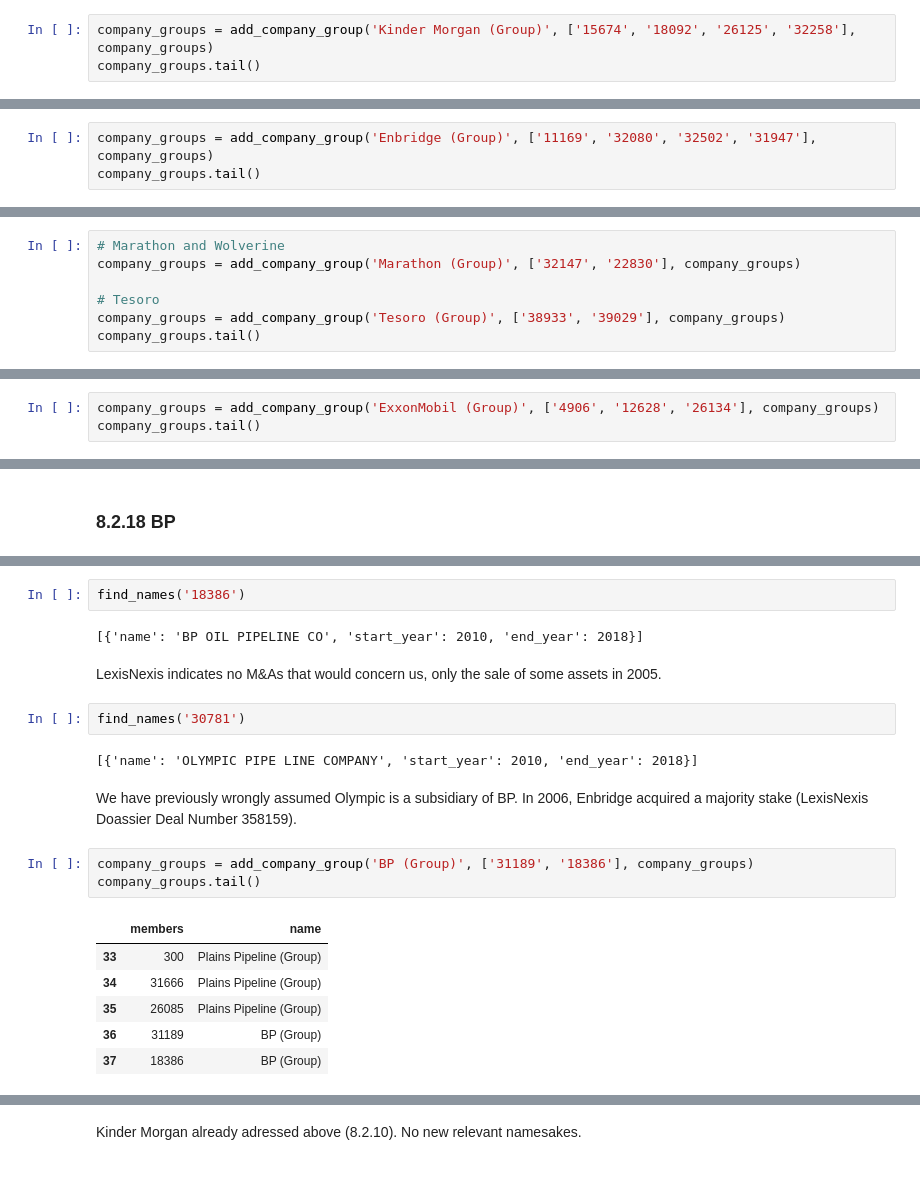
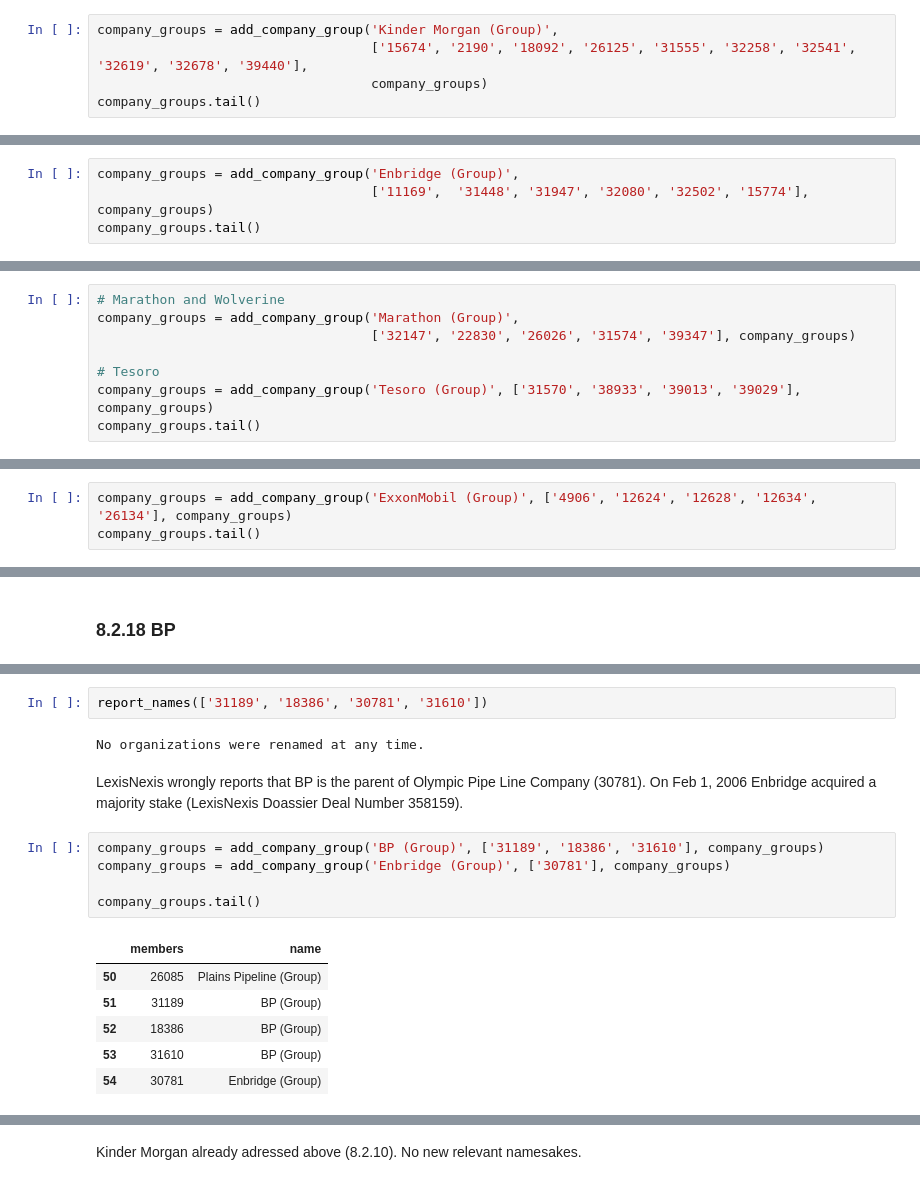
Before and after one commit to julianbarg/oil_industry, a Jupyter notebook: workbooks/8py_resolve issues.ipynb, the cells around one changed output, grey strips where cells are left out. Cells and saved outputs as stored; diff of their text form.

```diff
--- a/workbooks/8py_resolve issues.ipynb
+++ b/workbooks/8py_resolve issues.ipynb
@@ -559,5 +428,7 @@ About to be sold of to Pembina, but LexisNexis indicates that it originally repr
 # %%
-company_groups = add_company_group('Kinder Morgan (Group)', ['15674', '18092', '26125', '32258'], company_groups)
+company_groups = add_company_group('Kinder Morgan (Group)',
+                                   ['15674', '2190', '18092', '26125', '31555', '32258', '32541', '32619', '32678', '39440'],
+                                   company_groups)
 company_groups.tail()
 # %% [output]
 |  | members | name |
@@ -634,5 +478,6 @@ We group the CCPS, Enbridge Pipelines Ozark, and Enbridge Pipelines (Southern Li
 # %%
-company_groups = add_company_group('Enbridge (Group)', ['11169', '32080', '32502', '31947'], company_groups)
+company_groups = add_company_group('Enbridge (Group)',
+                                   ['11169',  '31448', '31947', '32080', '32502', '15774'], company_groups)
 company_groups.tail()
 # %% [output]
 |  | members | name |
@@ -703,9 +537,10 @@ LexisNexis indicates that Tesoro was renamed to Andeavor, and acquired by Marath
 # %%
 # Marathon and Wolverine
-company_groups = add_company_group('Marathon (Group)', ['32147', '22830'], company_groups)
+company_groups = add_company_group('Marathon (Group)',
+                                   ['32147', '22830', '26026', '31574', '39347'], company_groups)
 
 # Tesoro
-company_groups = add_company_group('Tesoro (Group)', ['38933', '39029'], company_groups)
+company_groups = add_company_group('Tesoro (Group)', ['31570', '38933', '39013', '39029'], company_groups)
 company_groups.tail()
 # %% [output]
 |  | members | name |
@@ -758,7 +581,7 @@ find_names('26134')
 # %% [markdown]
 All are wholly owned subsidiaries of exxonmobil. LexisNexis indicates no M&A activities. We combine them into one observation.
 # %%
-company_groups = add_company_group('ExxonMobil (Group)', ['4906', '12628', '26134'], company_groups)
+company_groups = add_company_group('ExxonMobil (Group)', ['4906', '12624', '12628', '12634', '26134'], company_groups)
 company_groups.tail()
 # %% [output]
 |  | members | name |
@@ -896,22 +701,18 @@ find_names('31189')
-# %%
-find_names('18386')
-# %% [output]
-[{'name': 'BP OIL PIPELINE CO', 'start_year': 2010, 'end_year': 2018}]
-# %% [markdown]
-LexisNexis indicates no M&As that would concern us, only the sale of some assets in 2005.
-# %%
-find_names('30781')
-# %% [output]
-[{'name': 'OLYMPIC PIPE LINE COMPANY', 'start_year': 2010, 'end_year': 2018}]
+# %%
+report_names(['31189', '18386', '30781', '31610'])
+# %% [output]
+No organizations were renamed at any time.
 # %% [markdown]
-We have previously wrongly assumed Olympic is a subsidiary of BP. In 2006, Enbridge acquired a majority stake (LexisNexis Doassier Deal Number 358159).
+LexisNexis wrongly reports that BP is the parent of Olympic Pipe Line Company (30781). On Feb 1, 2006 Enbridge acquired a majority stake (LexisNexis Doassier Deal Number 358159).
 # %%
-company_groups = add_company_group('BP (Group)', ['31189', '18386'], company_groups)
+company_groups = add_company_group('BP (Group)', ['31189', '18386', '31610'], company_groups)
+company_groups = add_company_group('Enbridge (Group)', ['30781'], company_groups)
+
 company_groups.tail()
 # %% [output]
 |  | members | name |
-| 33 | 300 | Plains Pipeline (Group) |
-| 34 | 31666 | Plains Pipeline (Group) |
-| 35 | 26085 | Plains Pipeline (Group) |
-| 36 | 31189 | BP (Group) |
-| 37 | 18386 | BP (Group) |
+| 50 | 26085 | Plains Pipeline (Group) |
+| 51 | 31189 | BP (Group) |
+| 52 | 18386 | BP (Group) |
+| 53 | 31610 | BP (Group) |
+| 54 | 30781 | Enbridge (Group) |
```
Also changed, not shown: parts of 296 cells of this notebook, 4 other files.
